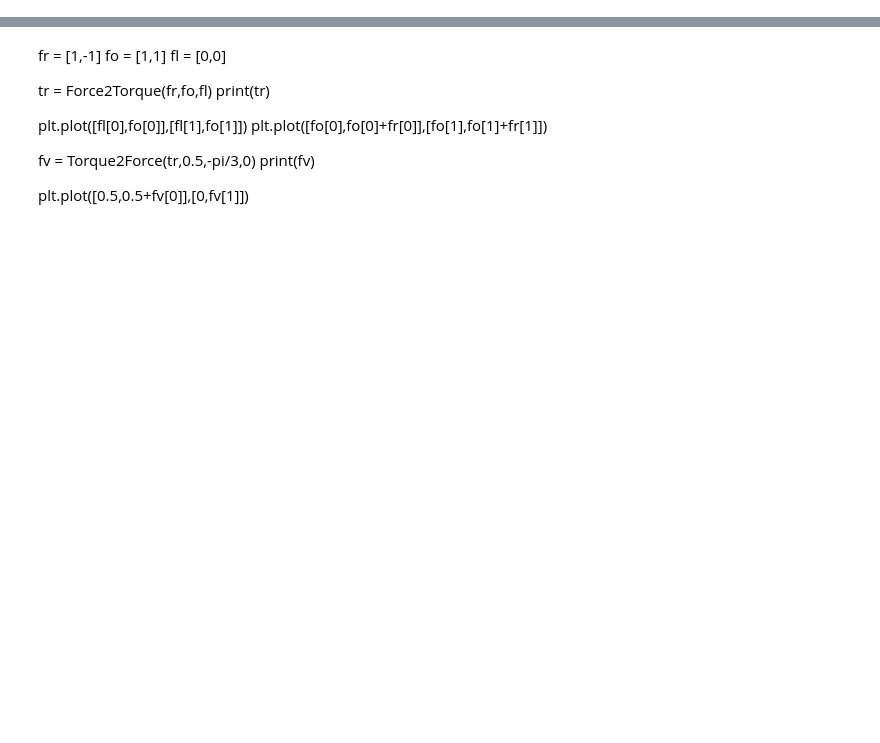
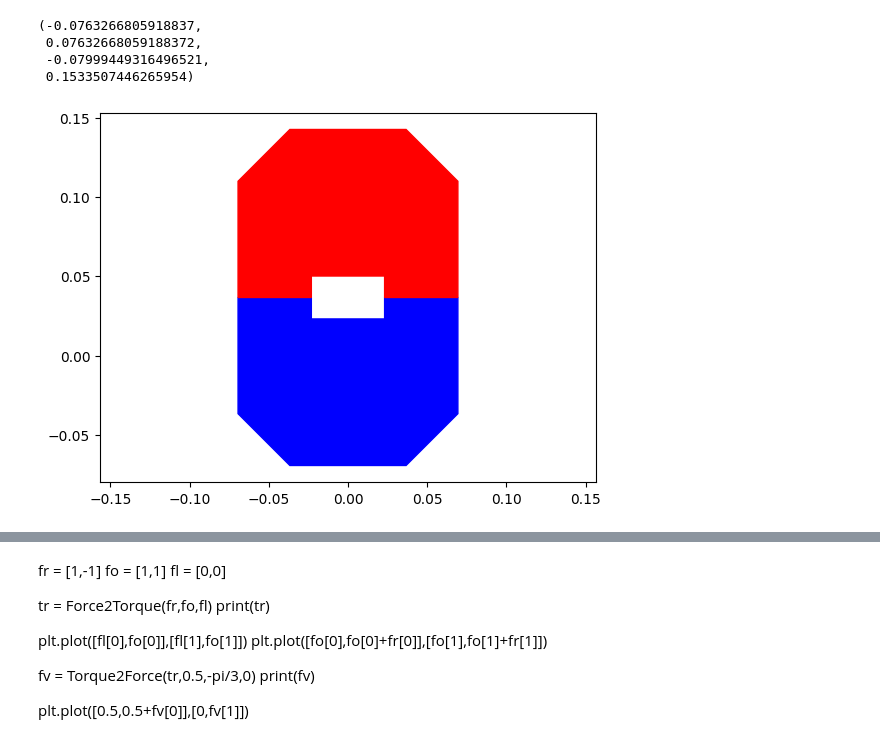
Before and after one commit to itsameWolf/datom-models, a Jupyter notebook: datom_mathematical_model.ipynb, the cells around one changed output, grey strips where cells are left out. Drawn from its saved outputs; the diff is of its cells as text; code cells hidden in the pictures; blank space fills up the shorter version.

```diff
--- a/datom_mathematical_model.ipynb
+++ b/datom_mathematical_model.ipynb
@@ -393,0 +349,17 @@ plt.plot([segment.point1[0],segment.point2[0]],[segment.point1[1],segment.point2
+# %%
+MonadOnMonad(monad1,monad2,0)
+
+monad1_outline = ptc.Polygon(monad1.Getjoints(),color='b')
+monad2_outline = ptc.Polygon(monad2.Getjoints(),color='r')
+
+fig,ax = plt.subplots()
+
+ax.add_patch(monad1_outline)
+ax.add_patch(monad2_outline)
+ax.axis('equal')
+# %% [output]
+(-0.0763266805918837,
+ 0.07632668059188372,
+ -0.07999449316496521,
+ 0.1533507446265954)
+[figure, added]
```
Also changed, not shown: parts of 12 cells of this notebook, 4 other files.
